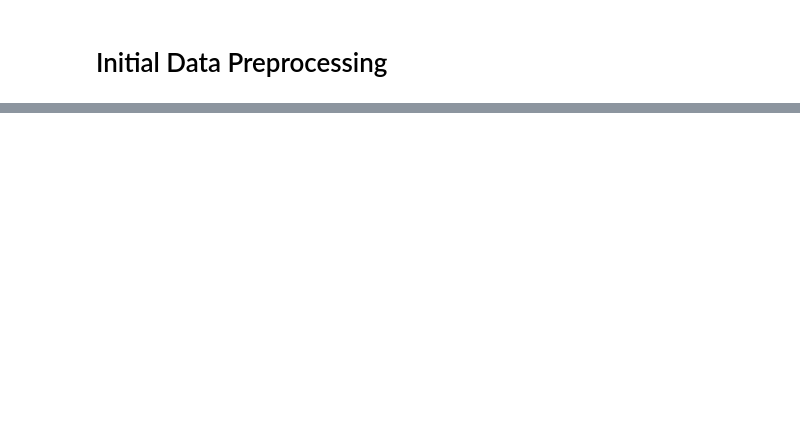
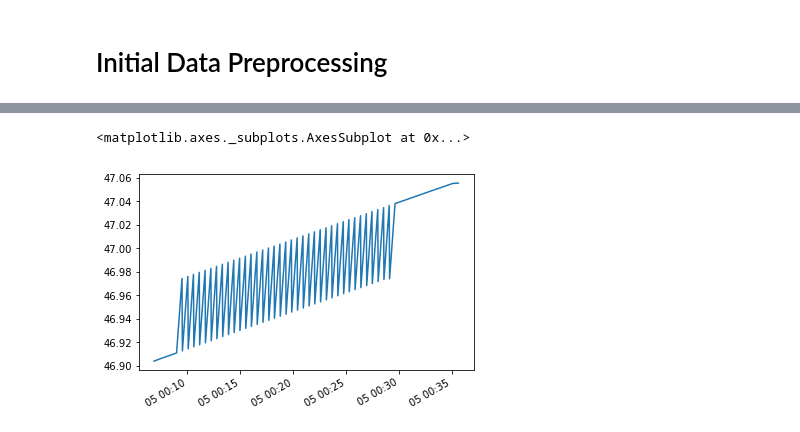
Before and after one commit to jesus-r-mendoza/Operations-Data-and-Mgmt-System, a Jupyter notebook: machine-learning/data-analysis/Data-Preprocessing.ipynb, the cells around one changed output, grey strips where cells are left out. Cells and saved outputs as stored; diff of their text form; code cells hidden in the pictures; blank space fills up the shorter version.

Commit message:
saves new generated data (just parsed & split from original) to csv data; then plots series data

```diff
--- a/machine-learning/data-analysis/Data-Preprocessing.ipynb
+++ b/machine-learning/data-analysis/Data-Preprocessing.ipynb
@@ -3,17 +6,24 @@
 # %%
-with open('../../../sample_data.csv', 'r') as csvfile:
+with open('../../../data/sample_data.csv', 'r') as csvfile:
     lines = csvfile.readlines()
     header = lines[0]
-    # ids = [ int( id[:-6] ) for id in header.split(',')[2:] ]
-    ids = { i: [] for i in range(8) }
-    for line in lines[3:60]:
+    ids = [ int( id[:-6] ) for id in header.split(',')[2:] ]
+
+    counts = { i: [] for i in range(8) }
+    for line in lines[3:]:
         parts = line.split(',')
         date, time = parts[0], parts[1]
         vals = parts[2:]
         for i in range(len(vals)):
             if vals[i] != '-' and vals[i] != '-\n':
                 res = ( date, time, float(vals[i]) )
-                ids[i].append(res)
-                print(i, res)
+                counts[i].append(res)
                 continue
+
+    data = { ids[k] : v for k, v in counts.items() }
+    for k,v in data.items():
+        print(f'id {k} has {len(v)} data points')
+        print('These are the first 5 if its data points')
+        print(*v[:5], sep='\n')
+        print()
 # %% [output]
@@ -42,0 +68,14 @@ datetime.datetime(2012, 11, 11, 0, 0)
+# %%
+series = []
+
+for k, v in data.items():
+    if len(v) < 1:
+        continue
+    sr = pd.Series.from_csv(f'../../../data/generated/{k}.csv')
+    series.append(sr)
+# %%
+series[0].plot()
+# series[0].plot(kind='kde')
+# %% [output]
+<matplotlib.axes._subplots.AxesSubplot at 0x...>
+[figure, added]
```
Also changed, not shown: parts of 12 cells of this notebook.
